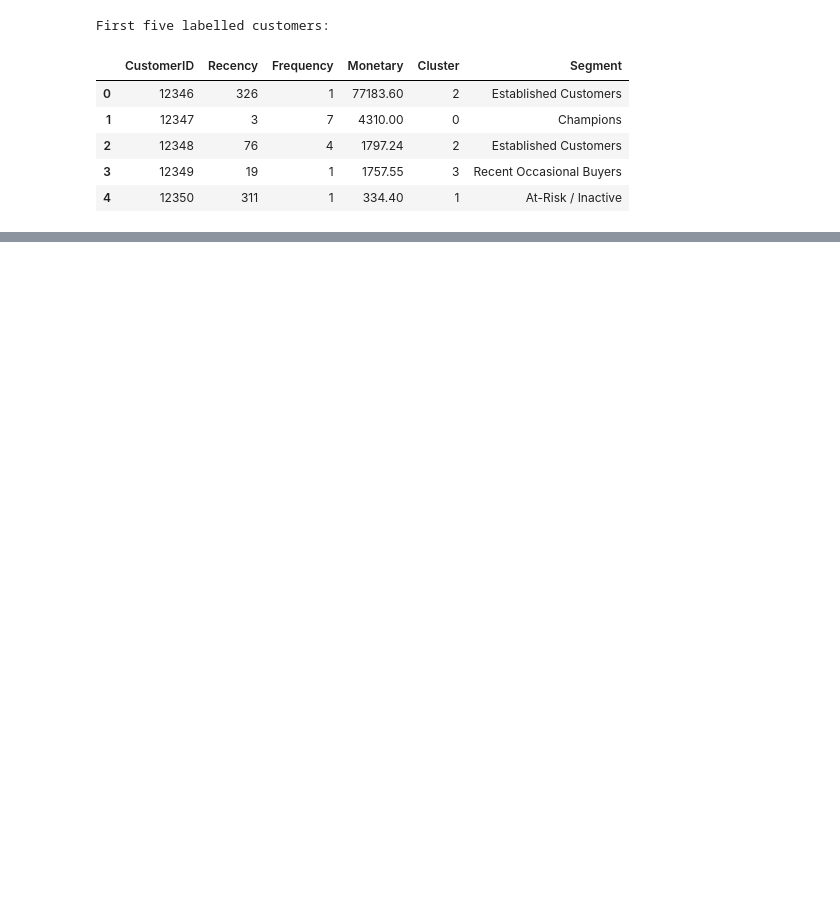
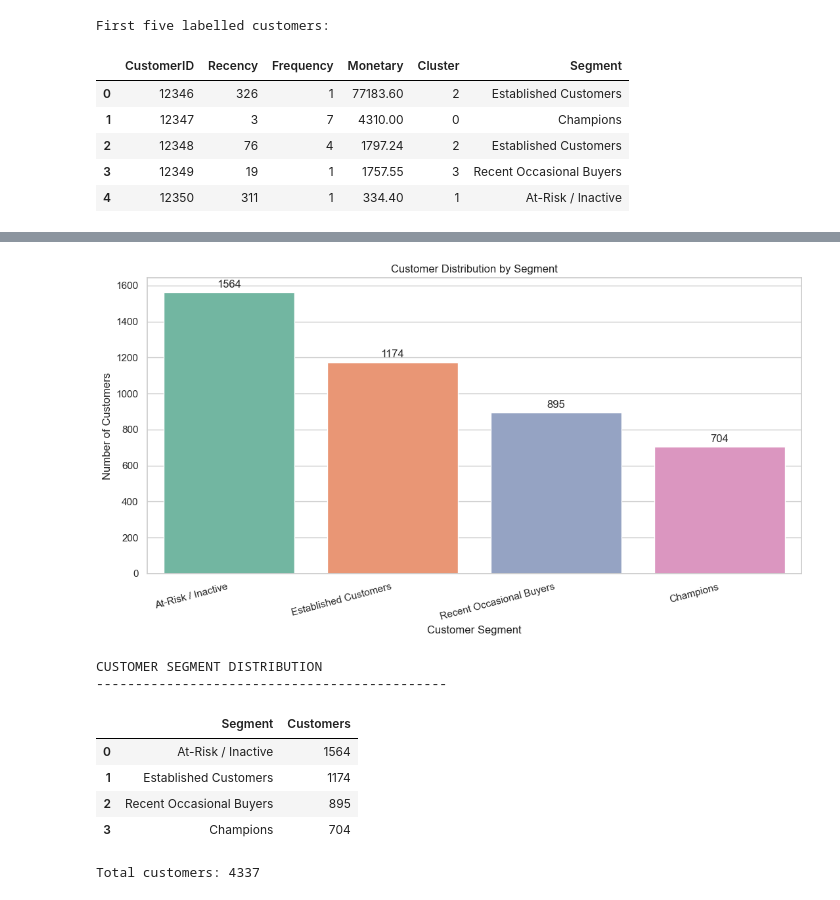
Before and after one commit to SeunJoy/Online-Retail-Intelligence-Capstone, a Jupyter notebook: jupyter_notebooks/05_customer_segmentation.ipynb, the cells around one changed output, grey strips where cells are left out. Cells and saved outputs as stored; diff of their text form; code cells hidden in the pictures; blank space fills up the shorter version.

Commit message:
docs: update project README and customer segmentation analysis

```diff
--- a/jupyter_notebooks/05_customer_segmentation.ipynb
+++ b/jupyter_notebooks/05_customer_segmentation.ipynb
@@ -798,0 +911,58 @@ First five labelled customers:
+# %%
+
+# STEP 38: Visualise customer segment distribution
+
+import matplotlib.pyplot as plt
+import seaborn as sns
+
+# Count customers in each segment
+segment_counts = (
+    rfm_segmented["Segment"]
+    .value_counts()
+    .reset_index()
+)
+
+segment_counts.columns = ["Segment", "Customers"]
+
+# Create bar chart
+plt.figure(figsize=(11, 6))
+
+ax = sns.barplot(
+    data=segment_counts,
+    x="Segment",
+    y="Customers",
+    hue="Segment",
+    palette="Set2",
+    legend=False
+)
+
+# Add customer counts above bars
+for container in ax.containers:
+    ax.bar_label(container, fmt="%.0f", padding=3)
+
+plt.title("Customer Distribution by Segment")
+plt.xlabel("Customer Segment")
+plt.ylabel("Number of Customers")
+plt.xticks(rotation=15, ha="right")
+plt.tight_layout()
+plt.show()
+
+print("CUSTOMER SEGMENT DISTRIBUTION")
+print("-" * 45)
+
+display(segment_counts)
+
+print(
+    "\nTotal customers:",
+    segment_counts["Customers"].sum()
+)
+# %% [output]
+[figure, added]
+CUSTOMER SEGMENT DISTRIBUTION
+---------------------------------------------
+|  | Segment | Customers |
+| 0 | At-Risk / Inactive | 1564 |
+| 1 | Established Customers | 1174 |
+| 2 | Recent Occasional Buyers | 895 |
+| 3 | Champions | 704 |
+Total customers: 4337
```
Also changed, not shown: parts of 10 cells of this notebook, 1 other file.
